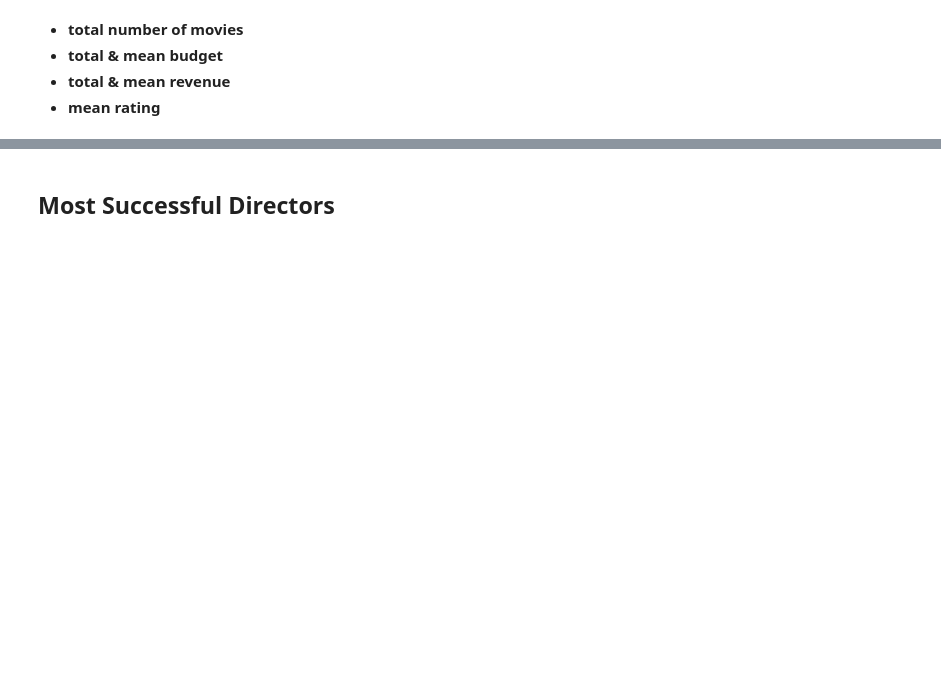
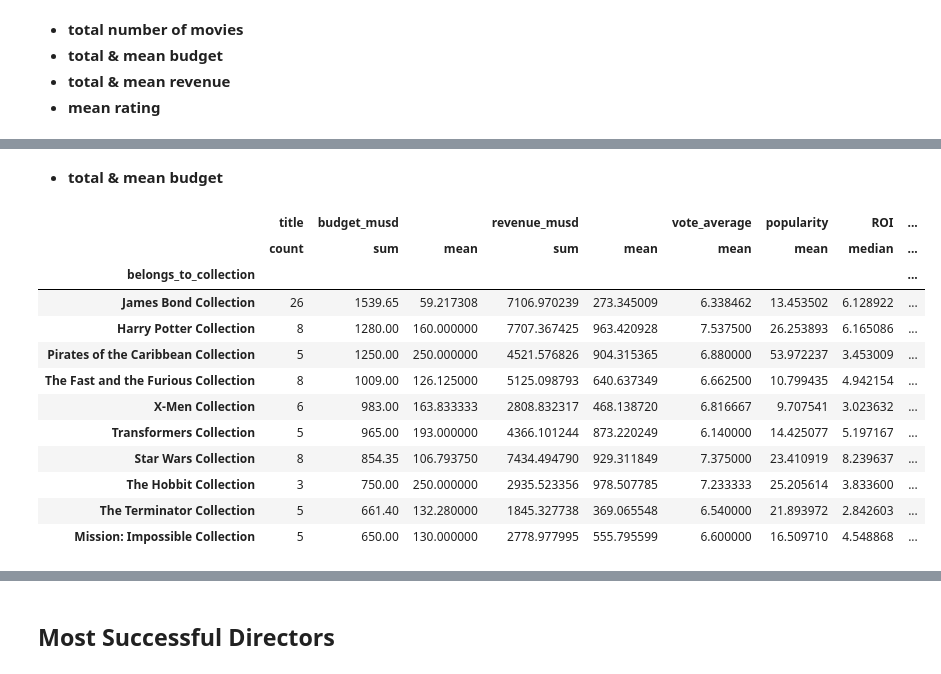
Before and after one commit to jruizdavalos/data-science-projects, a Jupyter notebook: 01-Project/Project_01_ProjectBrief_blank.ipynb, the cells around one changed output, grey strips where cells are left out. Drawn from its saved outputs; the diff is of its cells as text; code cells hidden in the pictures; blank space fills up the shorter version.

```diff
--- a/01-Project/Project_01_ProjectBrief_blank.ipynb
+++ b/01-Project/Project_01_ProjectBrief_blank.ipynb
@@ -250,0 +819,18 @@ __Franchise vs. Stand-alone: Average Rating__
+# %% [markdown]
+- __total & mean budget__
+# %%
+franchise.nlargest(10,("budget_musd","sum"))
+# %% [output]
+|  | title | budget_musd |  | revenue_musd |  | vote_average | popularity | ROI | ... |
+|  | count | sum | mean | sum | mean | mean | mean | median | ... |
+| belongs_to_collection |  |  |  |  |  |  |  |  | ... |
+| James Bond Collection | 26 | 1539.65 | 59.217308 | 7106.970239 | 273.345009 | 6.338462 | 13.453502 | 6.128922 | ... |
+| Harry Potter Collection | 8 | 1280.00 | 160.000000 | 7707.367425 | 963.420928 | 7.537500 | 26.253893 | 6.165086 | ... |
+| Pirates of the Caribbean Collection | 5 | 1250.00 | 250.000000 | 4521.576826 | 904.315365 | 6.880000 | 53.972237 | 3.453009 | ... |
+| The Fast and the Furious Collection | 8 | 1009.00 | 126.125000 | 5125.098793 | 640.637349 | 6.662500 | 10.799435 | 4.942154 | ... |
+| X-Men Collection | 6 | 983.00 | 163.833333 | 2808.832317 | 468.138720 | 6.816667 | 9.707541 | 3.023632 | ... |
+| Transformers Collection | 5 | 965.00 | 193.000000 | 4366.101244 | 873.220249 | 6.140000 | 14.425077 | 5.197167 | ... |
+| Star Wars Collection | 8 | 854.35 | 106.793750 | 7434.494790 | 929.311849 | 7.375000 | 23.410919 | 8.239637 | ... |
+| The Hobbit Collection | 3 | 750.00 | 250.000000 | 2935.523356 | 978.507785 | 7.233333 | 25.205614 | 3.833600 | ... |
+| The Terminator Collection | 5 | 661.40 | 132.280000 | 1845.327738 | 369.065548 | 6.540000 | 21.893972 | 2.842603 | ... |
+| Mission: Impossible Collection | 5 | 650.00 | 130.000000 | 2778.977995 | 555.795599 | 6.600000 | 16.509710 | 4.548868 | ... |
```
Also changed, not shown: parts of 76 cells of this notebook, 2 other files.
